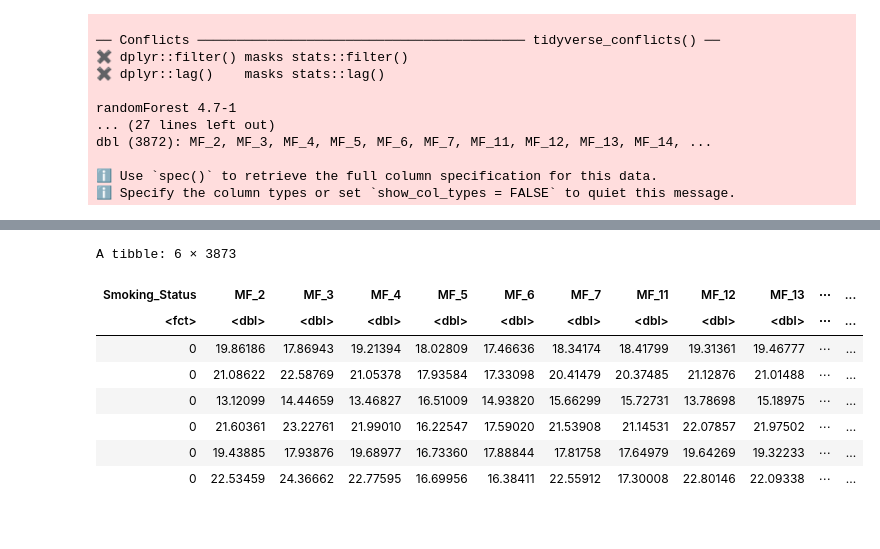
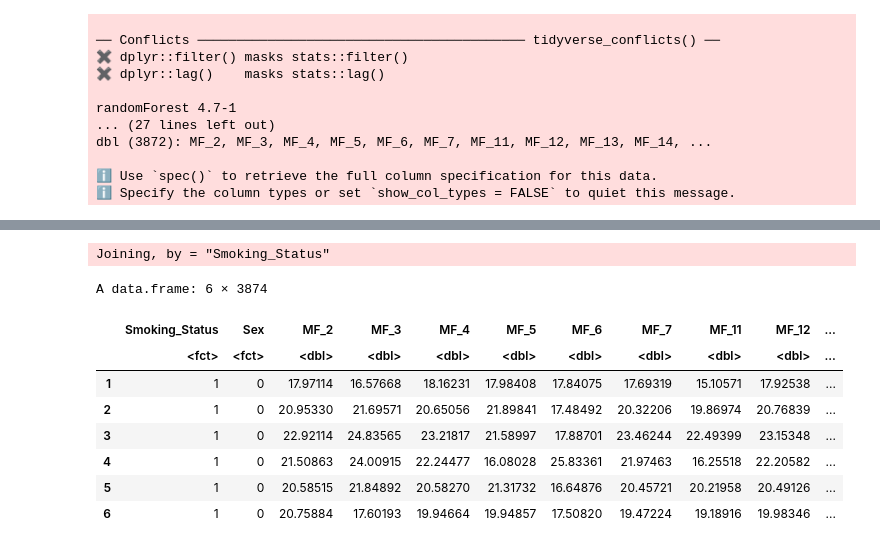
Before and after one commit to UNC-CEMALB/P1002_Ecig-Metabolomics-NELF, a Jupyter notebook: 5. ML Visualizations/Decision Boundary Plot.ipynb, the cells around one changed output, grey strips where cells are left out. Cells and saved outputs as stored; diff of their text form; code cells hidden in the pictures.

```diff
--- a/5. ML Visualizations/Decision Boundary Plot.ipynb
+++ b/5. ML Visualizations/Decision Boundary Plot.ipynb
@@ -1,18 +1,21 @@
 # %%
 setwd('/Users/alexis/Library/CloudStorage/OneDrive-UniversityofNorthCarolinaatChapelHill/CEMALB_DataAnalysisPM/Projects/P1002. Ecig Metabolomics NELF/P1002.3. Analyses/P1002.3.4. ML Visualizations/P1002.3.4.2 Decision Boundary Plot/Input')
 Output = ('/Users/alexis/Library/CloudStorage/OneDrive-UniversityofNorthCarolinaatChapelHill/CEMALB_DataAnalysisPM/Projects/P1002. Ecig Metabolomics NELF/P1002.3. Analyses/P1002.3.4. ML Visualizations/P1002.3.4.2 Decision Boundary Plot/Output')
-cur_date = "042522"
+cur_date = "050522"
 
 library(readxl)
+library(reshape2)
 library(tidyverse)
 library(randomForest)
 library(gganimate)
 library(mvnfast)
 library(MetBrewer)
+library(ggrepel)
 
 #reading in file
 molecular_feature_df_w_Ecig_40 = read_csv("20220217_mf_qrilc_w40.csv") %>%
      rename(Smoking_Status = sample)
+demographics_df = data.frame(read_excel("SubjectInfo_022822.xlsx", sheet = 2))
 # %% [output]
 ── Attaching packages ─────────────────────────────────────── tidyverse 1.3.1 ──
 
@@ -46,20 +59,27 @@ A tibble: 6 × 3873
 # %%
+# creating 1 df
+sex_df = demographics_df %>%
+    select(c("SubjectID", "Sex")) %>%
+    rename(Smoking_Status = SubjectID)
+
 #first making smoking status column binary denoted by 0 = non smoker and 1 = ecig user
-molecular_feature_df_w_Ecig_40 = molecular_feature_df_w_Ecig_40 %>%
+mf_df = full_join(sex_df, molecular_feature_df_w_Ecig_40) %>%
     #grepl is synonymous with "contains"
     #necessary to put it into factor and relevel, so algorithm understands which data is considered baseline
-    mutate(Smoking_Status = relevel(factor(ifelse(grepl("Ecig", Smoking_Status), 1, 0)), ref = "0"))
+    mutate(Smoking_Status = relevel(factor(ifelse(grepl("Ecig", Smoking_Status), 1, 0)), ref = "0"),
+          Sex = relevel(factor(ifelse(Sex == "M", 1, 0)), ref = "0"))
 
-head(molecular_feature_df_w_Ecig_40)
+head(mf_df)
 # %% [output]
-A tibble: 6 × 3873
+Joining, by = "Smoking_Status"
+A data.frame: 6 × 3874
-| Smoking_Status | MF_2 | MF_3 | MF_4 | MF_5 | MF_6 | MF_7 | MF_11 | MF_12 | MF_13 | ⋯ | ... |
-| <fct> | <dbl> | <dbl> | <dbl> | <dbl> | <dbl> | <dbl> | <dbl> | <dbl> | <dbl> | ⋯ | ... |
-| 0 | 19.86186 | 17.86943 | 19.21394 | 18.02809 | 17.46636 | 18.34174 | 18.41799 | 19.31361 | 19.46777 | ⋯ | ... |
-| 0 | 21.08622 | 22.58769 | 21.05378 | 17.93584 | 17.33098 | 20.41479 | 20.37485 | 21.12876 | 21.01488 | ⋯ | ... |
-| 0 | 13.12099 | 14.44659 | 13.46827 | 16.51009 | 14.93820 | 15.66299 | 15.72731 | 13.78698 | 15.18975 | ⋯ | ... |
-| 0 | 21.60361 | 23.22761 | 21.99010 | 16.22547 | 17.59020 | 21.53908 | 21.14531 | 22.07857 | 21.97502 | ⋯ | ... |
-| 0 | 19.43885 | 17.93876 | 19.68977 | 16.73360 | 17.88844 | 17.81758 | 17.64979 | 19.64269 | 19.32233 | ⋯ | ... |
-| 0 | 22.53459 | 24.36662 | 22.77595 | 16.69956 | 16.38411 | 22.55912 | 17.30008 | 22.80146 | 22.09338 | ⋯ | ... |
+|  | Smoking_Status | Sex | MF_2 | MF_3 | MF_4 | MF_5 | MF_6 | MF_7 | MF_11 | MF_12 | ... |
+|  | <fct> | <fct> | <dbl> | <dbl> | <dbl> | <dbl> | <dbl> | <dbl> | <dbl> | <dbl> | ... |
+| 1 | 1 | 0 | 17.97114 | 16.57668 | 18.16231 | 17.98408 | 17.84075 | 17.69319 | 15.10571 | 17.92538 | ... |
+| 2 | 1 | 0 | 20.95330 | 21.69571 | 20.65056 | 21.89841 | 17.48492 | 20.32206 | 19.86974 | 20.76839 | ... |
+| 3 | 1 | 0 | 22.92114 | 24.83565 | 23.21817 | 21.58997 | 17.88701 | 23.46244 | 22.49399 | 23.15348 | ... |
+| 4 | 1 | 0 | 21.50863 | 24.00915 | 22.24477 | 16.08028 | 25.83361 | 21.97463 | 16.25518 | 22.20582 | ... |
+| 5 | 1 | 0 | 20.58515 | 21.84892 | 20.58270 | 21.31732 | 16.64876 | 20.45721 | 20.21958 | 20.49126 | ... |
+| 6 | 1 | 0 | 20.75884 | 17.60193 | 19.94664 | 19.94857 | 17.50820 | 19.47224 | 19.18916 | 19.98346 | ... |
 # %%
 #random forest model
```
Also changed, not shown: parts of 9 cells of this notebook.
